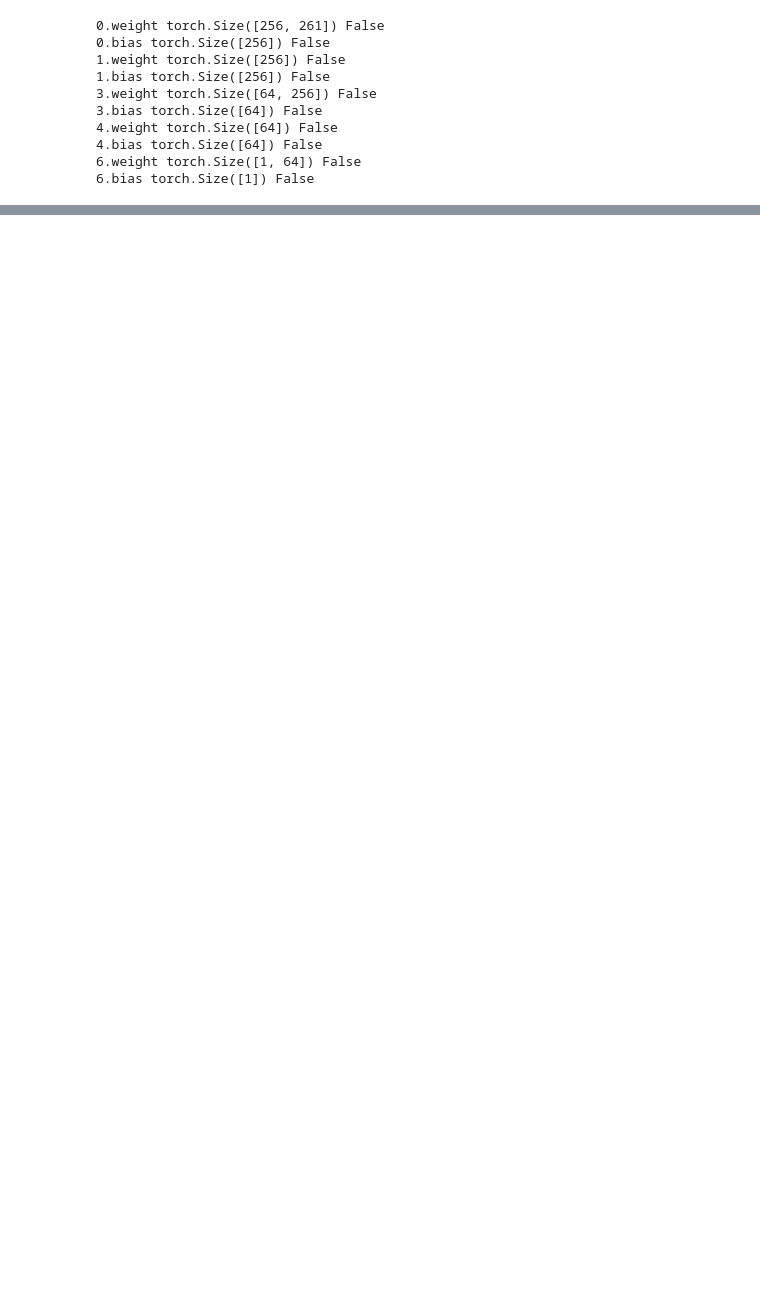
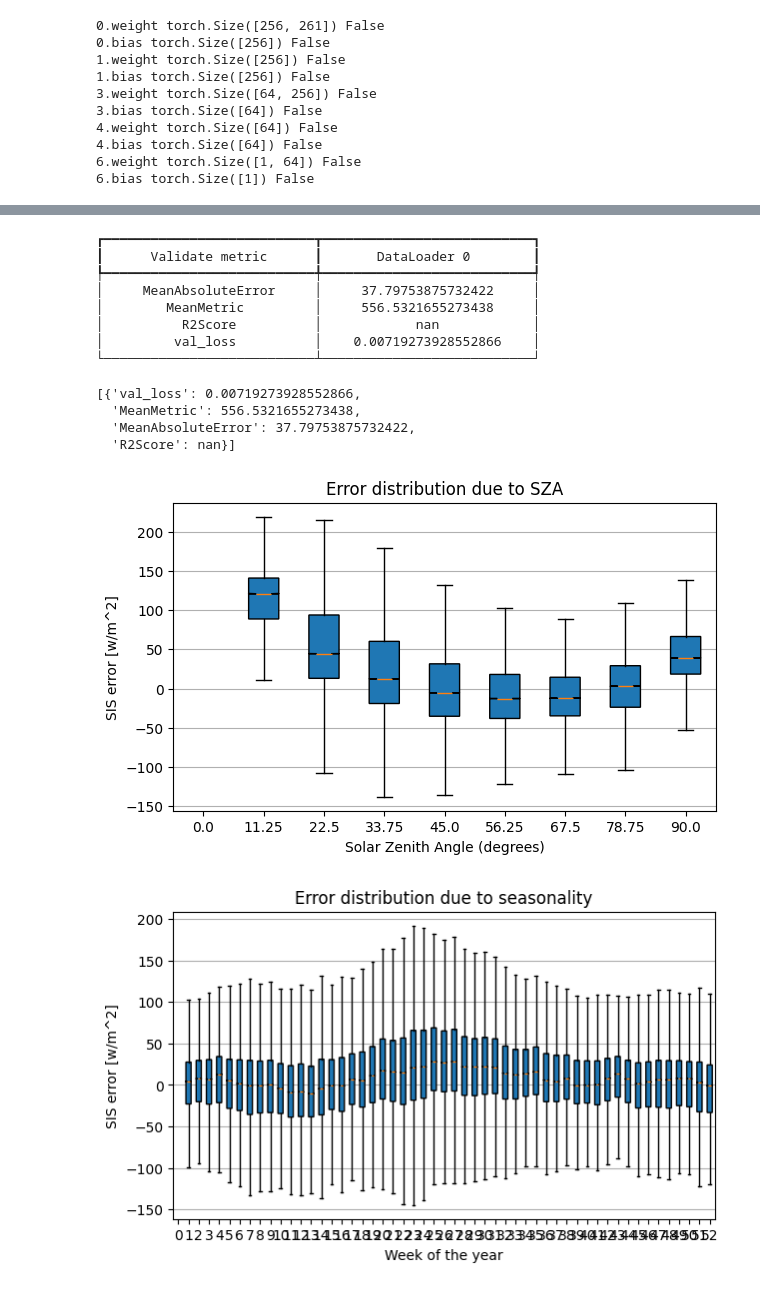
Before and after one commit to KRS-dev/irradiance_estimation, a Jupyter notebook: train/finetune.ipynb, the cells around one changed output, grey strips where cells are left out. Drawn from its saved outputs; the diff is of its cells as text; code cells hidden in the pictures; blank space fills up the shorter version.

```diff
--- a/train/finetune.ipynb
+++ b/train/finetune.ipynb
@@ -386,0 +449,15 @@ wandb_logger.experiment.finish()
+# %%
+valid_dataset = SeviriDataset(
+    x_vars=config.x_vars,
+    y_vars=config.y_vars,
+    x_features=config.x_features,
+    patch_size=config.patch_size,
+    transform=config.transform,
+    target_transform=config.target_transform,
+    patches_per_image=2048,
+    validation='test',
+)
+# %%
+valid_loader = DataLoader(valid_dataset, batch_size = None, shuffle = False, num_workers=24)
+# %%
+estimator = LitEstimatorPoint.load_from_checkpoint('/scratch/snx3000/kschuurm/irradiance_estimation/train/SIS_point_estimation/jup3gn3n/checkpoints/epoch=1-val_loss=0.00705.ckpt')
@@ -386,0 +466,11 @@ wandb_logger.experiment.finish()
+# %%
+trainer = Trainer(
+    # logger=wandb_logger,
+    max_epochs=20,
+    accelerator='gpu',
+    precision=config.PRECISION,
+    log_every_n_steps=500,
+    num_sanity_val_steps=0,
+    max_time="00:3:00:00",
+    # check_val_every_n_epoch=4,
+)
@@ -386,0 +483,3 @@ wandb_logger.experiment.finish()
+# %%
+trainer.validate(estimator, valid_loader)
+# %% [output]
@@ -386,0 +509,14 @@ wandb_logger.experiment.finish()
+┏━━━━━━━━━━━━━━━━━━━━━━━━━━━┳━━━━━━━━━━━━━━━━━━━━━━━━━━━┓
+┃      Validate metric      ┃       DataLoader 0        ┃
+┡━━━━━━━━━━━━━━━━━━━━━━━━━━━╇━━━━━━━━━━━━━━━━━━━━━━━━━━━┩
+│     MeanAbsoluteError     │     37.79753875732422     │
+│        MeanMetric         │     556.5321655273438     │
+│          R2Score          │            nan            │
+│         val_loss          │    0.00719273928552866    │
+└───────────────────────────┴───────────────────────────┘
+[{'val_loss': 0.00719273928552866,
+  'MeanMetric': 556.5321655273438,
+  'MeanAbsoluteError': 37.79753875732422,
+  'R2Score': nan}]
+[figure, added]
+[figure, added]
```
Also changed, not shown: parts of 21 cells of this notebook, 30 other files.
